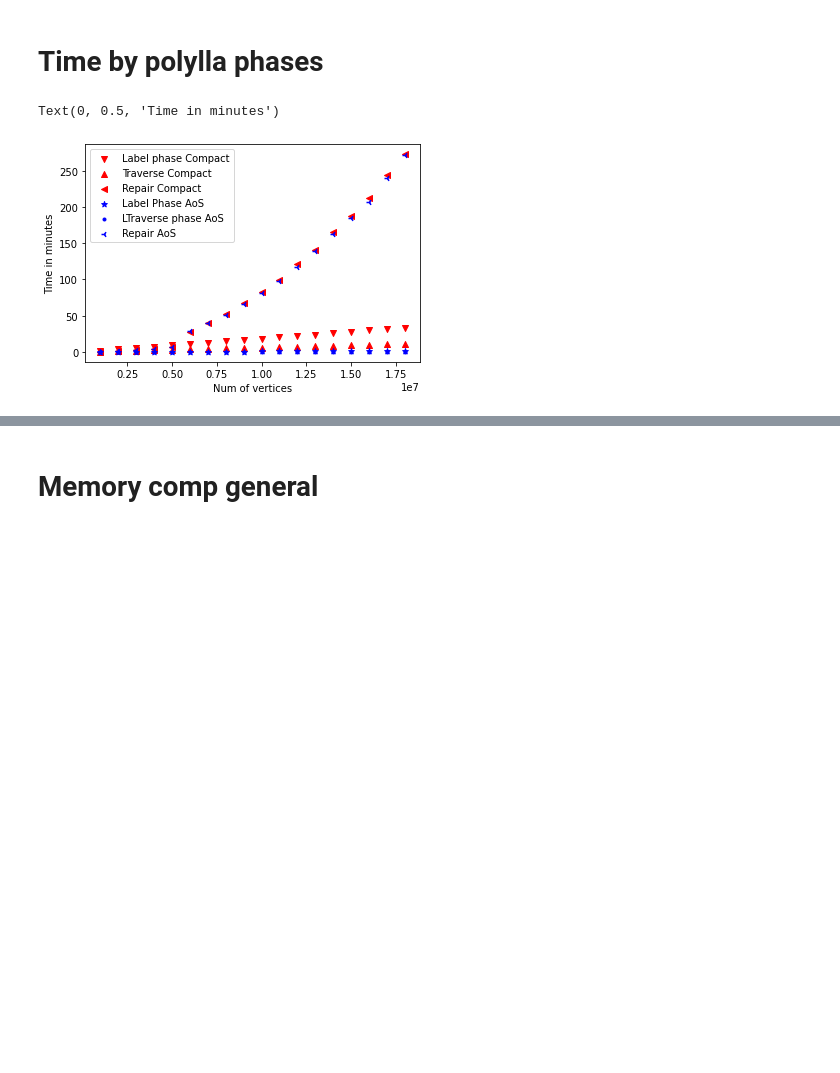
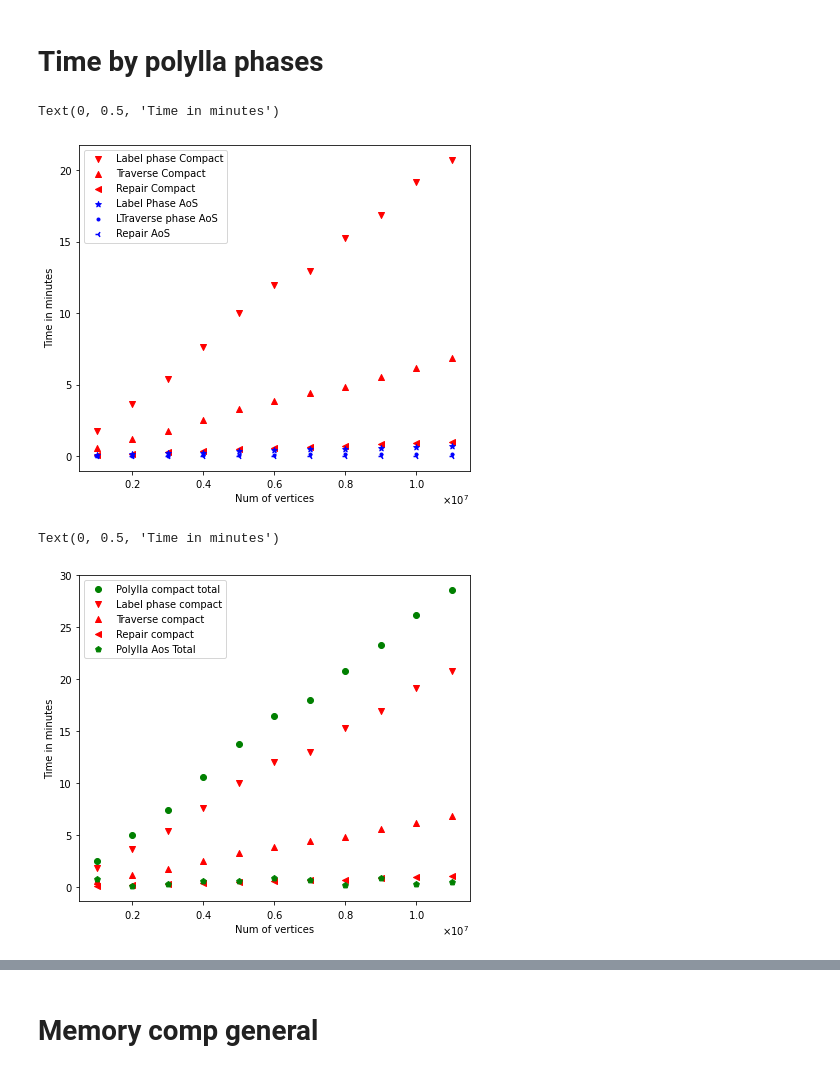
Before and after one commit to ssalinasfe/Compact-Polylla-Mesh, a Jupyter notebook: pruebas/output/plots.ipynb, the cells around one changed output, grey strips where cells are left out. Saved outputs shown, nothing was run; the diff lists cells and outputs as text; code cells hidden in the pictures; blank space fills up the shorter version.

```diff
--- a/pruebas/output/plots.ipynb
+++ b/pruebas/output/plots.ipynb
@@ -218,17 +146,32 @@ Text(0, 0.5, 'Time in minutes')
 # %% [markdown]
 # Time by polylla phases
 # %%
-plt.scatter(data_time_compact.n_vertices, data_time_compact.Label_phase, c="red",marker="v", label='Label phase Compact')
+plt.scatter(data_time_compact.n_vertices, data_time_compact.time_to_label_total, c="red",marker="v", label='Label phase Compact')
 plt.scatter(data_time_compact.n_vertices, data_time_compact.time_to_traversal, c="red",marker="^", label='Traverse Compact')
 plt.scatter(data_time_compact.n_vertices, data_time_compact.time_to_repair, c="red",marker="<", label='Repair Compact')
 
-plt.scatter(data_time.n_vertices, data_time.Label_phase, c="blue" ,marker="*",  label='Label Phase AoS')
+plt.scatter(data_time.n_vertices, data_time.time_to_label_total, c="blue" ,marker="*",  label='Label Phase AoS')
 plt.scatter(data_time.n_vertices, data_time.time_to_traversal, c="blue" ,marker=".",  label='LTraverse phase AoS')
 plt.scatter(data_time.n_vertices, data_time.time_to_repair, c="blue" ,marker="3",  label='Repair AoS')
 plt.legend()
-plt.ticklabel_format(style='sci', axis='x', scilimits=(0,0))
+plt.ticklabel_format(style='sci', useMathText=True,  axis='x', scilimits=(0,0))
 plt.xlabel("Num of vertices")
 plt.ylabel("Time in minutes")
 # %% [output]
 Text(0, 0.5, 'Time in minutes')
-[figure, old version]
+[figure, new version]
+# %%
+plt.scatter(data_time_compact.n_vertices, data_time_compact.time_to_generate_polygonal_mesh, c="green",marker="o", label='Polylla compact total')
+plt.scatter(data_time_compact.n_vertices, data_time_compact.time_to_label_total, c="red",marker="v", label='Label phase compact')
+plt.scatter(data_time_compact.n_vertices, data_time_compact.time_to_traversal, c="red",marker="^", label='Traverse compact')
+plt.scatter(data_time_compact.n_vertices, data_time_compact.time_to_repair, c="red",marker="<", label='Repair compact')
+plt.scatter(data_time_compact.n_vertices, data_time.time_to_generate_polygonal_mesh, c="green",marker="p", label='Polylla Aos Total')
+
+
+plt.legend()
+plt.ticklabel_format(style='sci', useMathText=True,  axis='x', scilimits=(0,0))
+plt.xlabel("Num of vertices")
+plt.ylabel("Time in minutes")
+# %% [output]
+Text(0, 0.5, 'Time in minutes')
+[figure, added]
```
Also changed, not shown: parts of 24 cells of this notebook, 54 other files.
